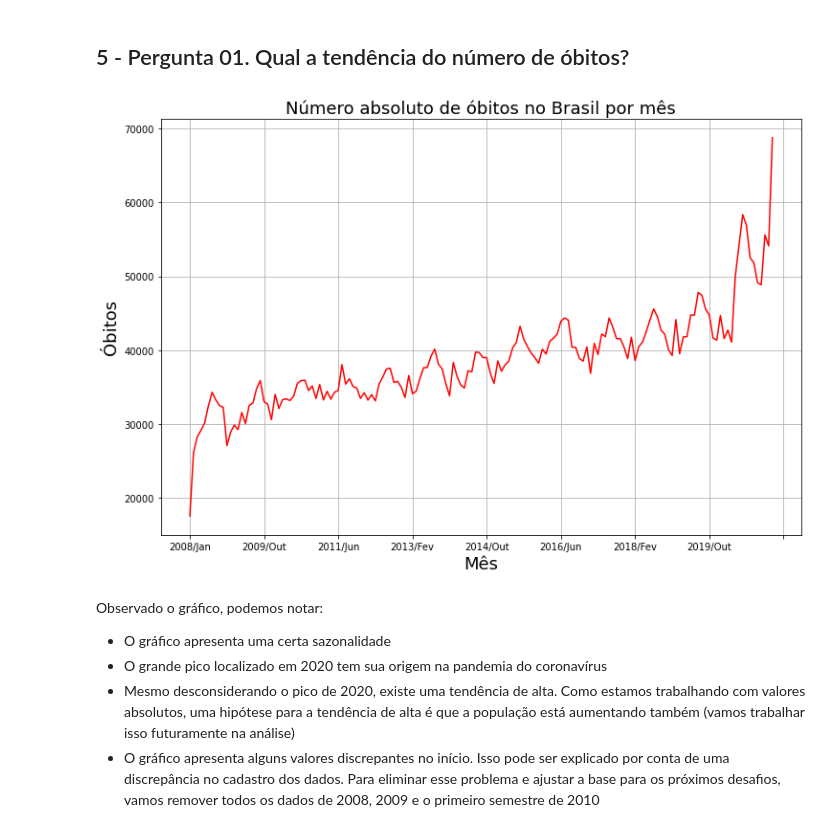
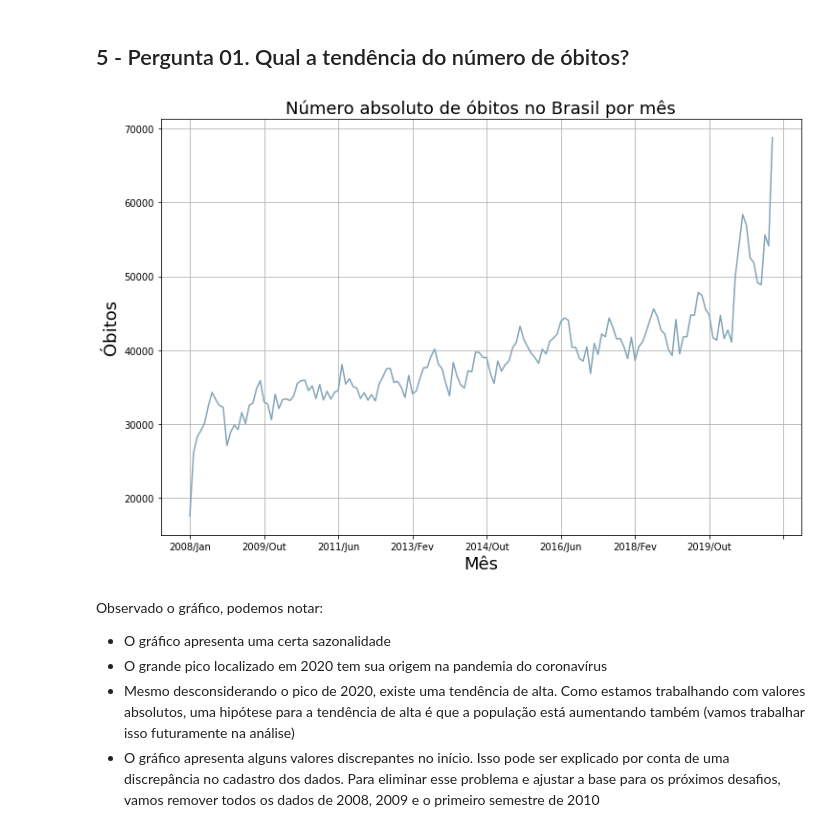
Before and after one commit to nicolas-stelatto/bootcamp_data_science_aplicada, a Jupyter notebook: Modulo_1/Desafio/Notebooks/Notebook_Desafio_Modulo01.ipynb, the cells around one changed output. Cells and saved outputs as stored; diff of their text form; code cells hidden in the pictures.

```diff
--- a/Modulo_1/Desafio/Notebooks/Notebook_Desafio_Modulo01.ipynb
+++ b/Modulo_1/Desafio/Notebooks/Notebook_Desafio_Modulo01.ipynb
@@ -97,13 +97,13 @@ plt.show()
 # %%
 dados_obitos_uf_usaveis.loc["Total"].drop("Total").plot(figsize=(12,8))
 plt.title("Número absoluto de óbitos no Brasil por mês", fontsize=18)
 plt.xlabel("Mês", fontsize=18)
 plt.ylabel("Óbitos", fontsize=18)
-plt.gca().get_lines()[0].set_color("red")
+plt.gca().get_lines()[0].set_color("#84a5b8")
 plt.grid()
 plt.show()
 # %% [output]
-[figure, old version]
+[figure, new version]
 # %% [markdown]
 Observado o gráfico, podemos notar:
 - O gráfico apresenta uma certa sazonalidade
```
Also changed, not shown: parts of 5 cells of this notebook.
